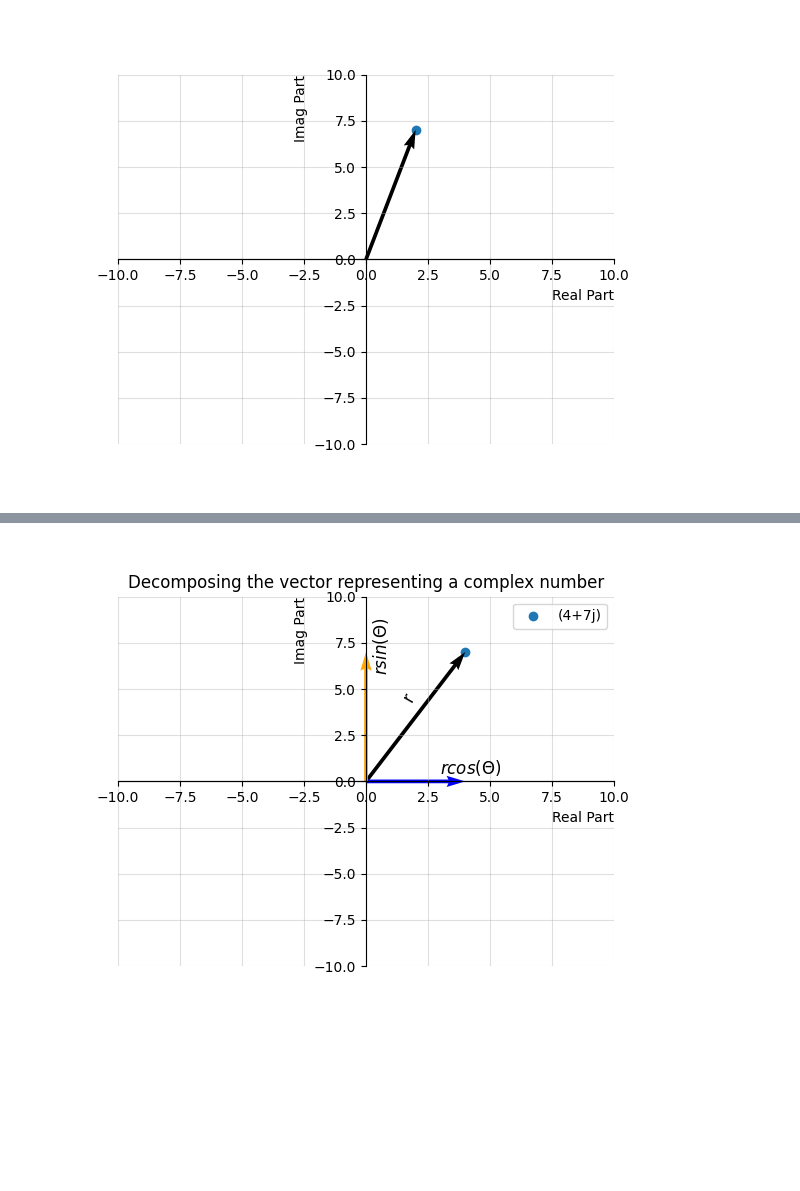
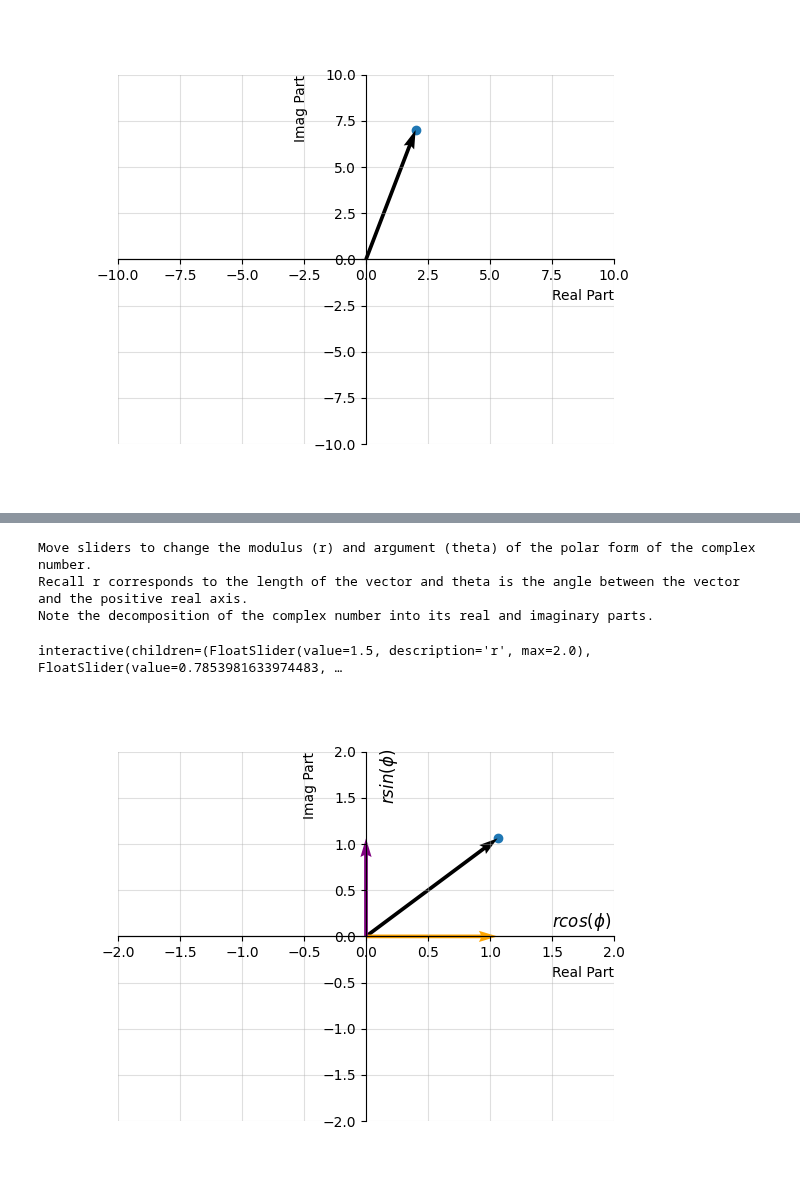
Before and after one commit to randyaliased/acspjbook, a Jupyter notebook: book/fundamental/02_Complex_numbers.ipynb, the cells around one changed output, grey strips where cells are left out. Drawn from its saved outputs; the diff is of its cells as text; code cells hidden in the pictures; blank space fills up the shorter version.

Commit message:
finished complex numbers

```diff
--- a/book/fundamental/02_Complex_numbers.ipynb
+++ b/book/fundamental/02_Complex_numbers.ipynb
@@ -410,37 +413,54 @@ Let's visualize this.
 # %%
-z = 4 + 7j
-z_mod = np.abs(z)
-z_arg = np.angle(z)%(2*np.pi)
 
+# Setting up figure
 fig, ax = plt.subplots() # this sets up our figure environment. fig is a handle for the figure and ax is a handle for the axis
-ax.scatter(z.real, z.imag,label=z) # this command makes a scatter plot of x and y values
-ax.quiver(z.real, z.imag, angles='xy', scale_units='xy',scale=1) # quiver plots an arrow, where the values are the location of the arrows (see more here: https://matplotlib.org/2.0.2/api/pyplot_api.html)
-ax.quiver(z.real, 0, angles='xy', scale_units='xy',scale=1,color='blue') # quiver plots an arrow, where the values are the location of the arrows (see more here: https://matplotlib.org/2.0.2/api/pyplot_api.html)
-ax.quiver(0, z.imag, angles='xy', scale_units='xy',scale=1,color='orange') # quiver plots an arrow, where the values are the location of the arrows (see more here: https://matplotlib.org/2.0.2/api/pyplot_api.html)
-# am1 = AngleAnnotation((0.0,0.0), [0,0], [z.real,z.imag], ax=ax, size=130, text="$\Theta$", textposition = "inside", text_kw=dict(fontsize=10, xytext = (0,-5)))
-ax.text(z.real, z.imag, "r", fontsize=12, rotation=(z_arg*(180/np.pi)),position=(z.real/3,z.imag/1.6))
-ax.text(z.real, 0, "$r cos(\Theta)$", fontsize=12,position=(z.real-1,0.4))
-ax.text(0, z.imag, "$r sin(\Theta)$", fontsize=12,rotation = 90, position=(0.2,z.imag-1))
 
-
+cn = ax.scatter([], []) # this command makes a scatter plot of x and y values
+qc = ax.quiver(0, 0, angles='xy', scale_units='xy',scale=1) # quiver plots an arrow, where the values are the location of the arrows (see more here: https://matplotlib.org/2.0.2/api/pyplot_api.html)
+qr = ax.quiver(0, 0, angles='xy', scale_units='xy',scale=1,color='orange') # quiver plots an arrow, where the values are the location of the arrows (see more here: https://matplotlib.org/2.0.2/api/pyplot_api.html)
+qi = ax.quiver(0, 0, angles='xy', scale_units='xy',scale=1,color='purple') # quiver plots an arrow, where the values are the location of the arrows (see more here: https://matplotlib.org/2.0.2/api/pyplot_api.html)
+ax.text(1, 0, "$r cos(\phi)$", fontsize=12,position=(1.5,0.1))
+ax.text(0, 1, "$r sin(\phi)$", fontsize=12,rotation = 90, position=(0.1,1.5))
 
 ax.set_xlabel('Real Part',loc='right')
 ax.set_ylabel('Imag Part',loc='top')
-ax.set_title('Decomposing the vector representing a complex number')
-ax.legend()
 
 # These commands are just decorations on the plot
-ax.set_xlim([-10, 10]) # sets x and y limits of the plot (CHANGE if complex number values greater)
-ax.set_ylim([-10, 10])
+ax.set_xlim([-2, 2]) # sets x and y limits of the plot
+ax.set_ylim([-2, 2])
 ax.grid('k', alpha=0.4) # turns on grid
 # these commands make the axis pass through origin.
 # set the x-spine
 ax.spines['left'].set_position('zero')
 # turn off the right spine/ticks
 ax.spines['right'].set_color('none')
 ax.yaxis.tick_left()
 # set the y-spine
 ax.spines['bottom'].set_position('zero')
 ax.spines['top'].set_position('zero')
+
+
+def update(r = 1.5, theta = np.pi/4):
+
+    z = r*(np.cos(theta) + 1j*np.sin(theta)) # Polar form of complex number
+
+    # These update the plots
+    cn.set_offsets([z.real, z.imag])
+    qc.set_UVC(z.real, z.imag)
+    qr.set_UVC(z.real, 0)
+    qi.set_UVC(0, z.imag)
+    fig.canvas.draw_idle()
+
+
+print('Move sliders to change the modulus (r) and argument (phi) of the polar form of the complex number.')
+print('Recall r corresponds to the length of the vector and phi is the angle between the vector and the positive real axis.')
+print('Note the decomposition of the complex number into its real and imaginary parts.')
+
+interact(update, r = (0, 2, 0.1), theta = (0, 2*np.pi, 0.1))
+plt.show()
 # %% [output]
+Move sliders to change the modulus (r) and argument (theta) of the polar form of the complex number.
+Recall r corresponds to the length of the vector and theta is the angle between the vector and the positive real axis.
+Note the decomposition of the complex number into its real and imaginary parts.
+interactive(children=(FloatSlider(value=1.5, description='r', max=2.0), FloatSlider(value=0.7853981633974483, …
-[figure, old version]
+[figure, new version]
```
Also changed, not shown: parts of 15 cells of this notebook.
